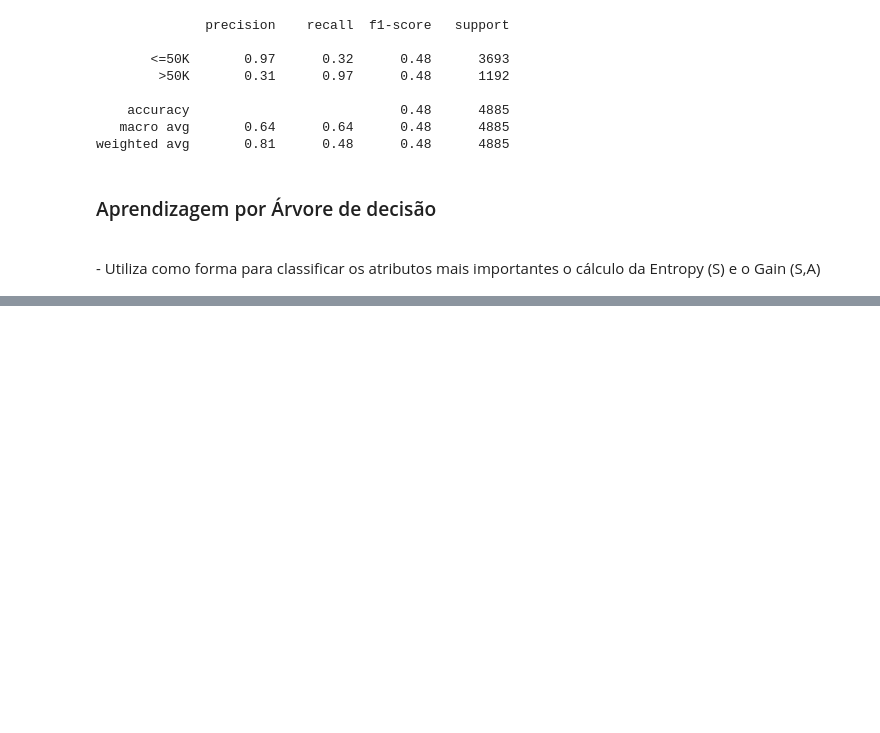
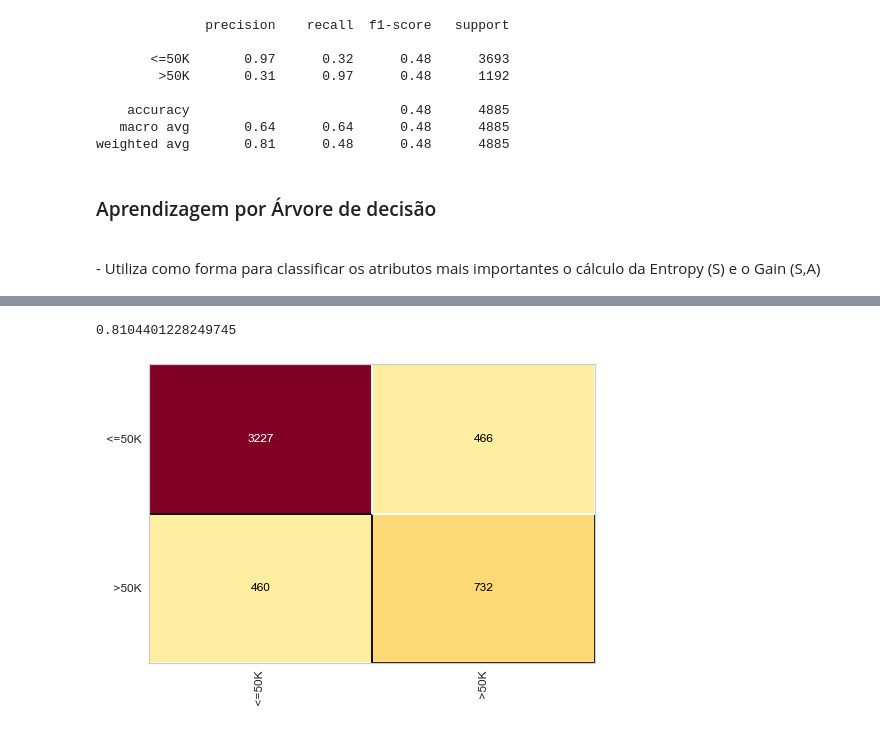
Before and after one commit to cantaruttim/Learning_Python, a Jupyter notebook: Machine Learning com Python/Aprendizagem_Bayesiana.ipynb, the cells around one changed output, grey strips where cells are left out. Saved outputs shown, nothing was run; the diff lists cells and outputs as text; code cells hidden in the pictures; blank space fills up the shorter version.

```diff
--- a/Machine Learning com Python/Aprendizagem_Bayesiana.ipynb
+++ b/Machine Learning com Python/Aprendizagem_Bayesiana.ipynb
@@ -249,0 +397,3 @@ weighted avg       0.81      0.48      0.48      4885
+# %%
+with open('census_base.pkl', mode='rb') as f:
+    X_census_treinamento, y_census_treinamento, X_census_teste, y_census_teste = pickle.load(f)
@@ -249,0 +415,7 @@ weighted avg       0.81      0.48      0.48      4885
+# %%
+cm = ConfusionMatrix(arvore_census)
+cm.fit(X_census_treinamento, y_census_teste)
+cm.score(X_census_teste, y_census_teste)
+# %% [output]
+0.8104401228249745
+[figure, added]
```
Also changed, not shown: parts of 26 cells of this notebook, 1 other file.
